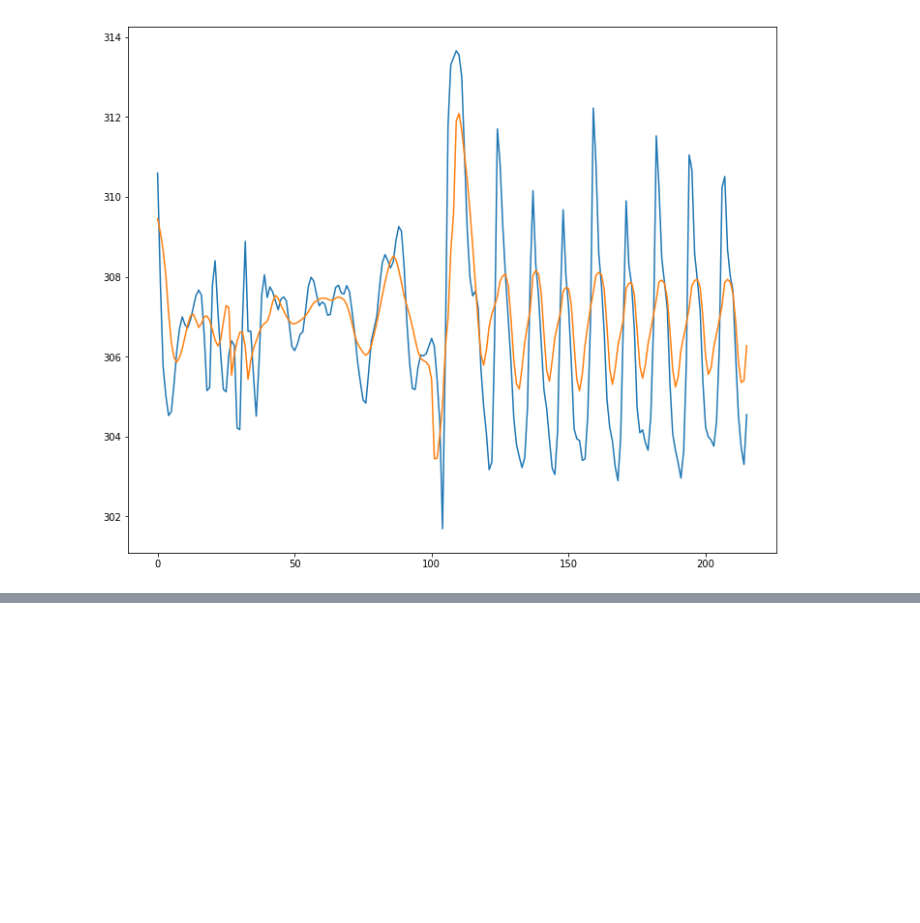
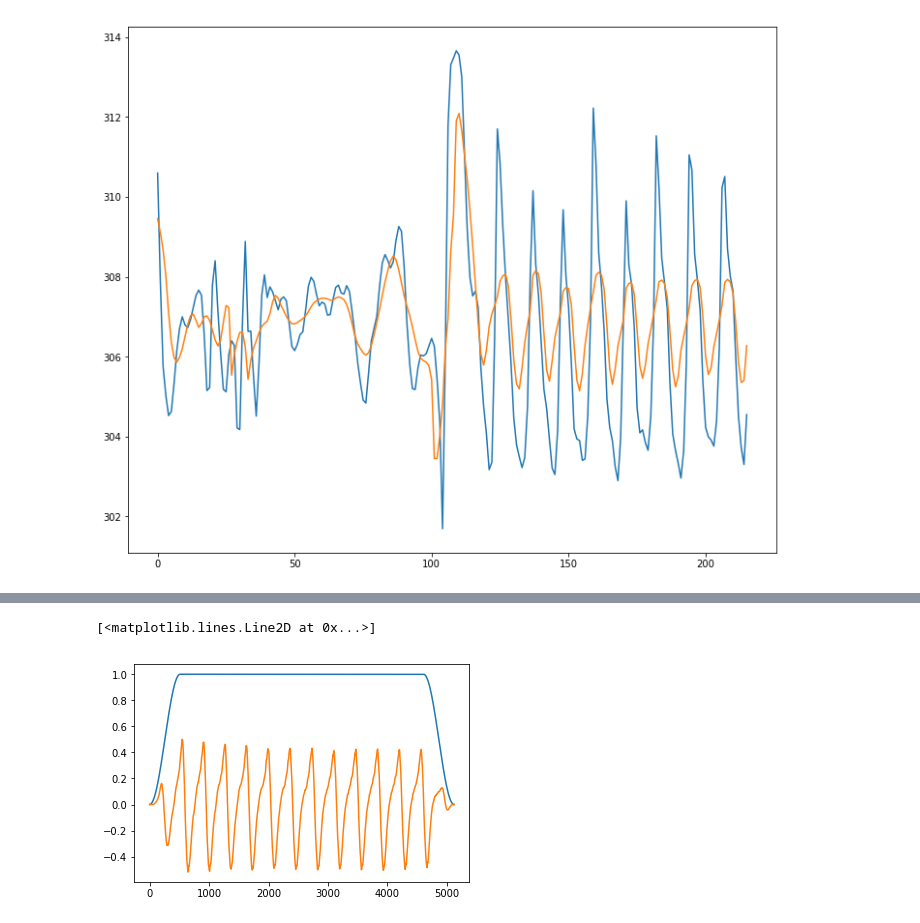
Before and after one commit to baconpaul/disquiet, a Jupyter notebook: disquiet0419/ChoralSynthesis.ipynb, the cells around one changed output, grey strips where cells are left out. Drawn from its saved outputs; the diff is of its cells as text; code cells hidden in the pictures; blank space fills up the shorter version.

```diff
--- a/disquiet0419/ChoralSynthesis.ipynb
+++ b/disquiet0419/ChoralSynthesis.ipynb
@@ -141,0 +257,13 @@ for k in allFileData.keys():
+# %%
+w = scipy.signal.windows.hann(block_size * 2)
+ws = w[0:block_size]
+we = w[block_size:]
+con = np.ones(len(seg)-len(w))
+r = np.concatenate( [ ws, con, we ] )
+mv = np.max( r * seg )
+
+plt.plot(r)
+plt.plot( r * seg  / ( mv * 2 ))
+# %% [output]
+[<matplotlib.lines.Line2D at 0x...>]
+[figure, added]
```
Also changed, not shown: parts of 11 cells of this notebook.
